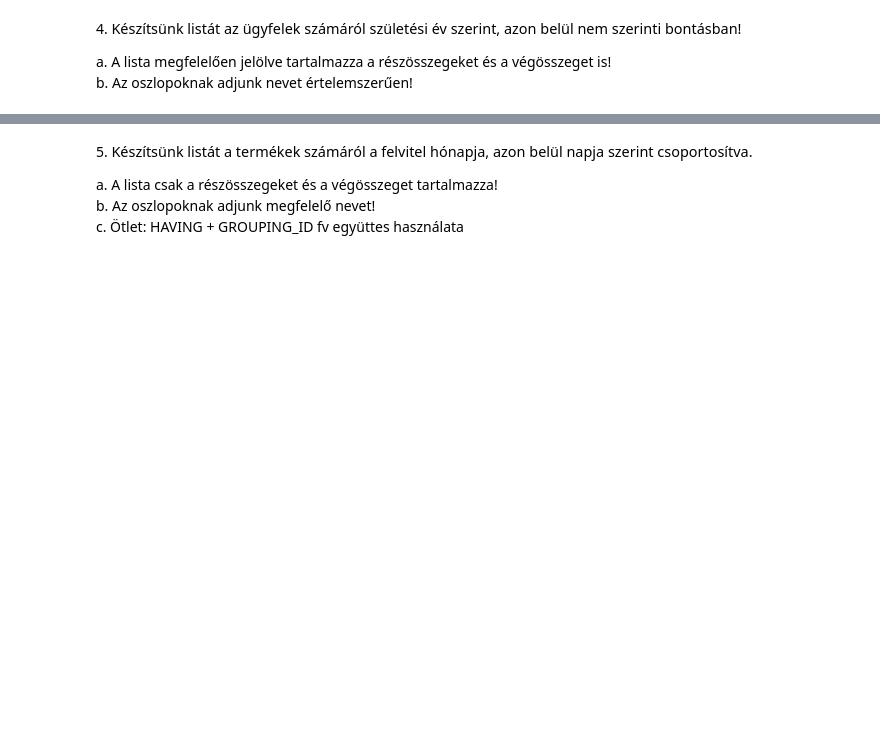
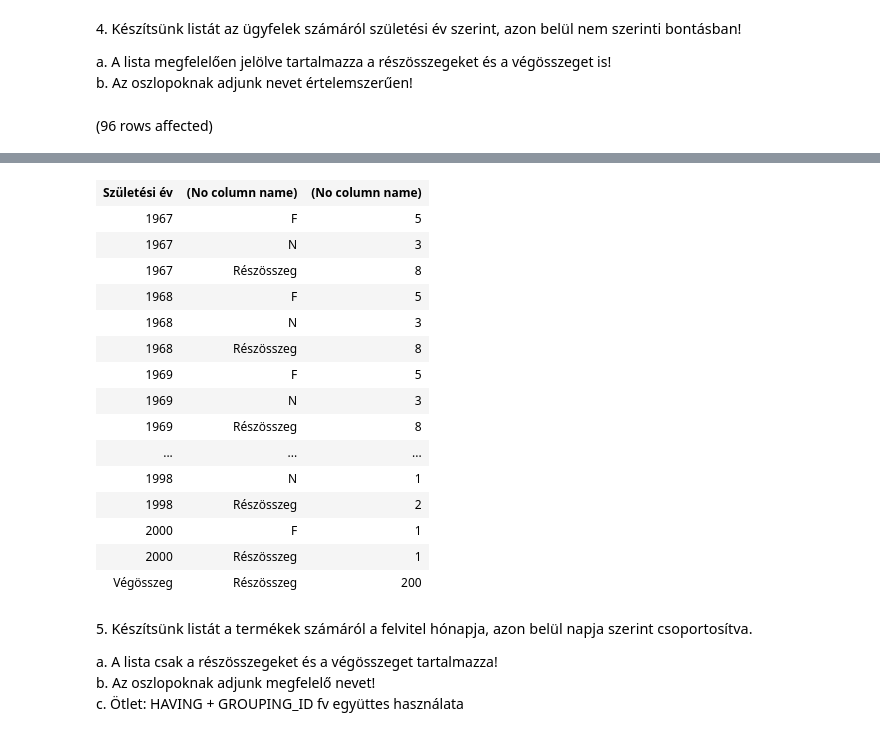
Before and after one commit to richardhestencz/Adatbazisok, a Jupyter notebook: gyakorlat04_feladatok.ipynb, the cells around one changed output, grey strips where cells are left out. Cells and saved outputs as stored; diff of their text form; code cells hidden in the pictures; blank space fills up the shorter version.

```diff
--- a/gyakorlat04_feladatok.ipynb
+++ b/gyakorlat04_feladatok.ipynb
@@ -96,3 +95,9 @@ Total execution time: 00:00:00.016
 
 a. A lista megfelelően jelölve tartalmazza a részösszegeket és a végösszeget is!
 b. Az oszlopoknak adjunk nevet értelemszerűen!
+# %%
+SELECT IIF(SZULEV IS NULL, 'Végösszeg', CAST(SZULEV AS nvarchar(10))) AS 'Születési év', IIF(NEM IS NULL, 'Részösszeg', CAST(NEM AS nvarchar(1))), COUNT(*)
+FROM Ugyfel
+GROUP BY ROLLUP (SZULEV, NEM)
+# %% [output]
+(96 rows affected)
@@ -99,3 +105,19 @@ b. Az oszlopoknak adjunk nevet értelemszerűen!
+| Születési év | (No column name) | (No column name) |
+| 1967 | F | 5 |
+| 1967 | N | 3 |
+| 1967 | Részösszeg | 8 |
+| 1968 | F | 5 |
+| 1968 | N | 3 |
+| 1968 | Részösszeg | 8 |
+| 1969 | F | 5 |
+| 1969 | N | 3 |
+| 1969 | Részösszeg | 8 |
+| ... | ... | ... |
+| 1998 | N | 1 |
+| 1998 | Részösszeg | 2 |
+| 2000 | F | 1 |
+| 2000 | Részösszeg | 1 |
+| Végösszeg | Részösszeg | 200 |
 # %% [markdown]
 5. <span style="background-color: rgb(255, 255, 255); color: rgb(0, 0, 0); font-family: &quot;Open Sans&quot;, sans-serif; font-size: 14.44px;">Készítsünk listát a termékek számáról a felvitel hónapja, azon belül napja szerint csoportosítva.&nbsp;</span>
 
```
Also changed, not shown: parts of 5 cells of this notebook.
